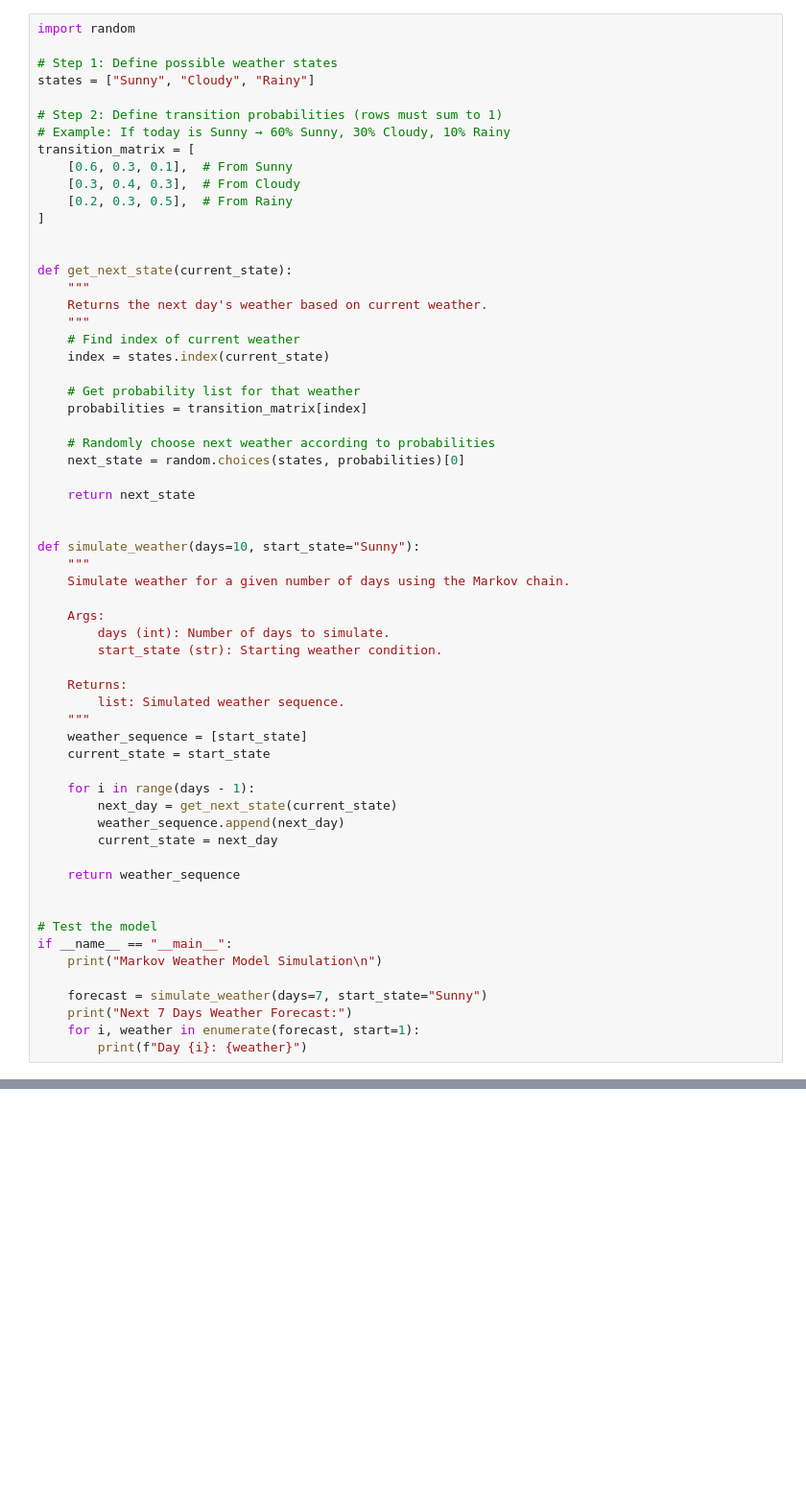
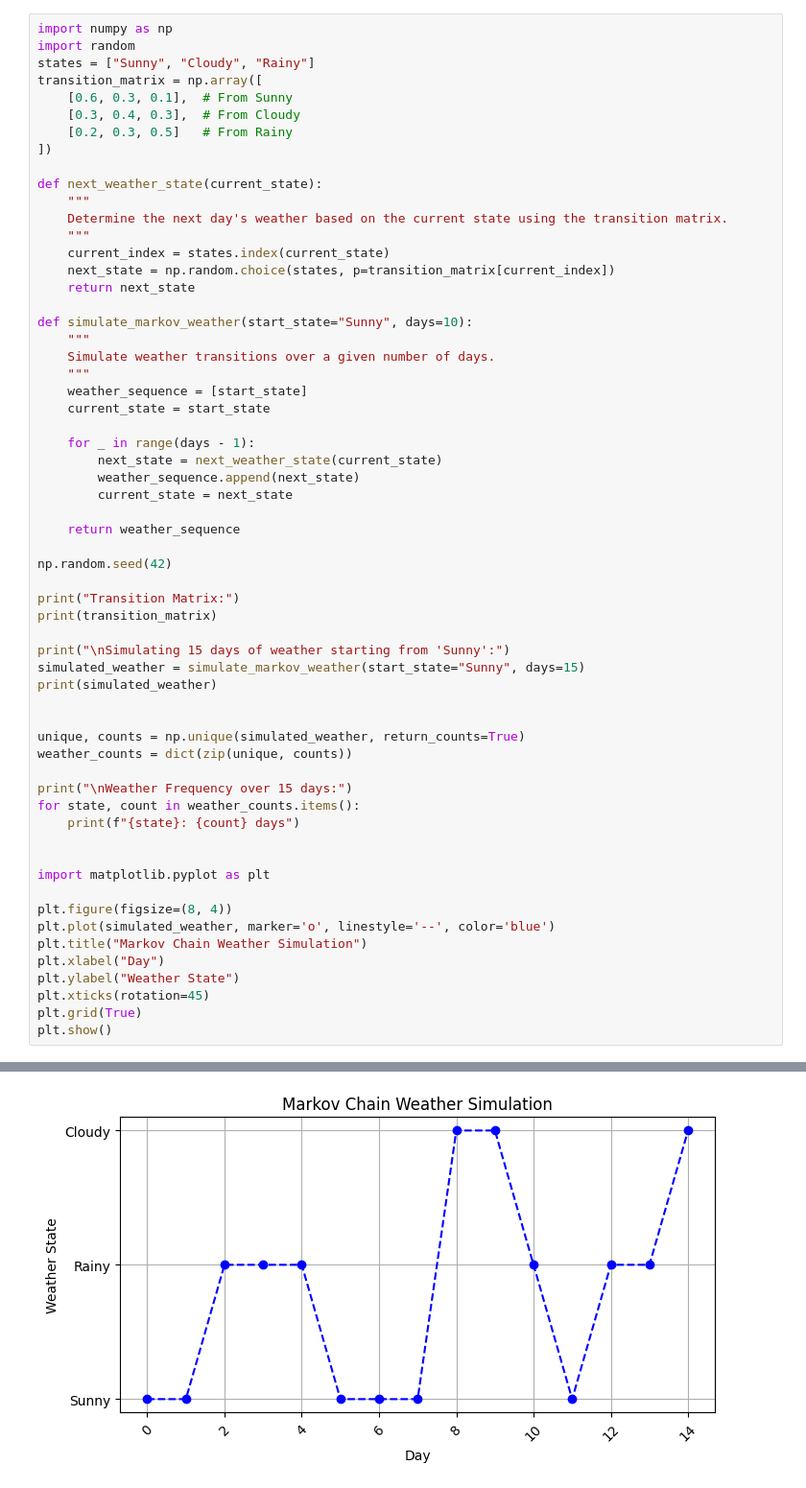
Before and after one commit to khushi02-git/Weather-simulation-System, a Jupyter notebook: markov_model.ipynb, the cells around one changed output, grey strips where cells are left out. Shown at 96% size. Cells and saved outputs as stored; diff of their text form; blank space fills up the shorter version.

```diff
--- a/markov_model.ipynb
+++ b/markov_model.ipynb
@@ -1,62 +1,61 @@
 # %%
+import numpy as np
 import random
-
-# Step 1: Define possible weather states
 states = ["Sunny", "Cloudy", "Rainy"]
-
-# Step 2: Define transition probabilities (rows must sum to 1)
-# Example: If today is Sunny → 60% Sunny, 30% Cloudy, 10% Rainy
-transition_matrix = [
+transition_matrix = np.array([
     [0.6, 0.3, 0.1],  # From Sunny
     [0.3, 0.4, 0.3],  # From Cloudy
-    [0.2, 0.3, 0.5],  # From Rainy
-]
+    [0.2, 0.3, 0.5]   # From Rainy
+])
 
-
-def get_next_state(current_state):
+def next_weather_state(current_state):
     """
-    Returns the next day's weather based on current weather.
+    Determine the next day's weather based on the current state using the transition matrix.
     """
-    # Find index of current weather
-    index = states.index(current_state)
-
-    # Get probability list for that weather
-    probabilities = transition_matrix[index]
-
-    # Randomly choose next weather according to probabilities
-    next_state = random.choices(states, probabilities)[0]
-
+    current_index = states.index(current_state)
+    next_state = np.random.choice(states, p=transition_matrix[current_index])
     return next_state
 
-
-def simulate_weather(days=10, start_state="Sunny"):
+def simulate_markov_weather(start_state="Sunny", days=10):
     """
-    Simulate weather for a given number of days using the Markov chain.
-
-    Args:
-        days (int): Number of days to simulate.
-        start_state (str): Starting weather condition.
-
-    Returns:
-        list: Simulated weather sequence.
+    Simulate weather transitions over a given number of days.
     """
     weather_sequence = [start_state]
     current_state = start_state
 
-    for i in range(days - 1):
-        next_day = get_next_state(current_state)
-        weather_sequence.append(next_day)
-        current_state = next_day
+    for _ in range(days - 1):
+        next_state = next_weather_state(current_state)
+        weather_sequence.append(next_state)
+        current_state = next_state
 
     return weather_sequence
 
+np.random.seed(42)
 
-# Test the model
-if __name__ == "__main__":
-    print("Markov Weather Model Simulation\n")
+print("Transition Matrix:")
+print(transition_matrix)
 
-    forecast = simulate_weather(days=7, start_state="Sunny")
-    print("Next 7 Days Weather Forecast:")
-    for i, weather in enumerate(forecast, start=1):
-        print(f"Day {i}: {weather}")
+print("\nSimulating 15 days of weather starting from 'Sunny':")
+simulated_weather = simulate_markov_weather(start_state="Sunny", days=15)
+print(simulated_weather)
+
+
+unique, counts = np.unique(simulated_weather, return_counts=True)
+weather_counts = dict(zip(unique, counts))
+
+print("\nWeather Frequency over 15 days:")
+for state, count in weather_counts.items():
+    print(f"{state}: {count} days")
+
+
+import matplotlib.pyplot as plt
+
+plt.figure(figsize=(8, 4))
+plt.plot(simulated_weather, marker='o', linestyle='--', color='blue')
+plt.title("Markov Chain Weather Simulation")
+plt.xlabel("Day")
+plt.ylabel("Weather State")
+plt.xticks(rotation=45)
+plt.grid(True)
+plt.show()
 # %% [output]
@@ -72,0 +74 @@ Day 7: Cloudy
+[figure, added]
```
Also changed, not shown: parts of 1 cell of this notebook.
